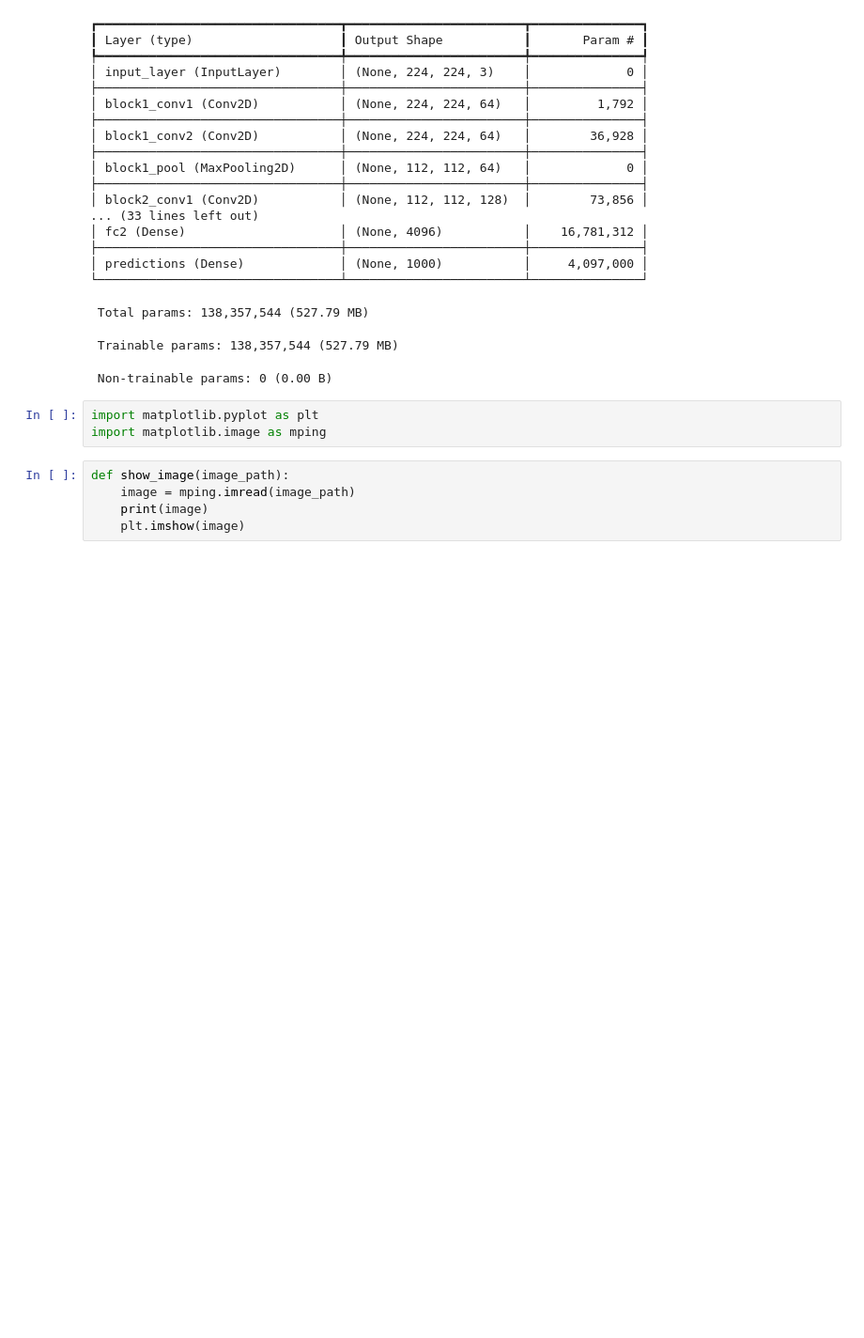
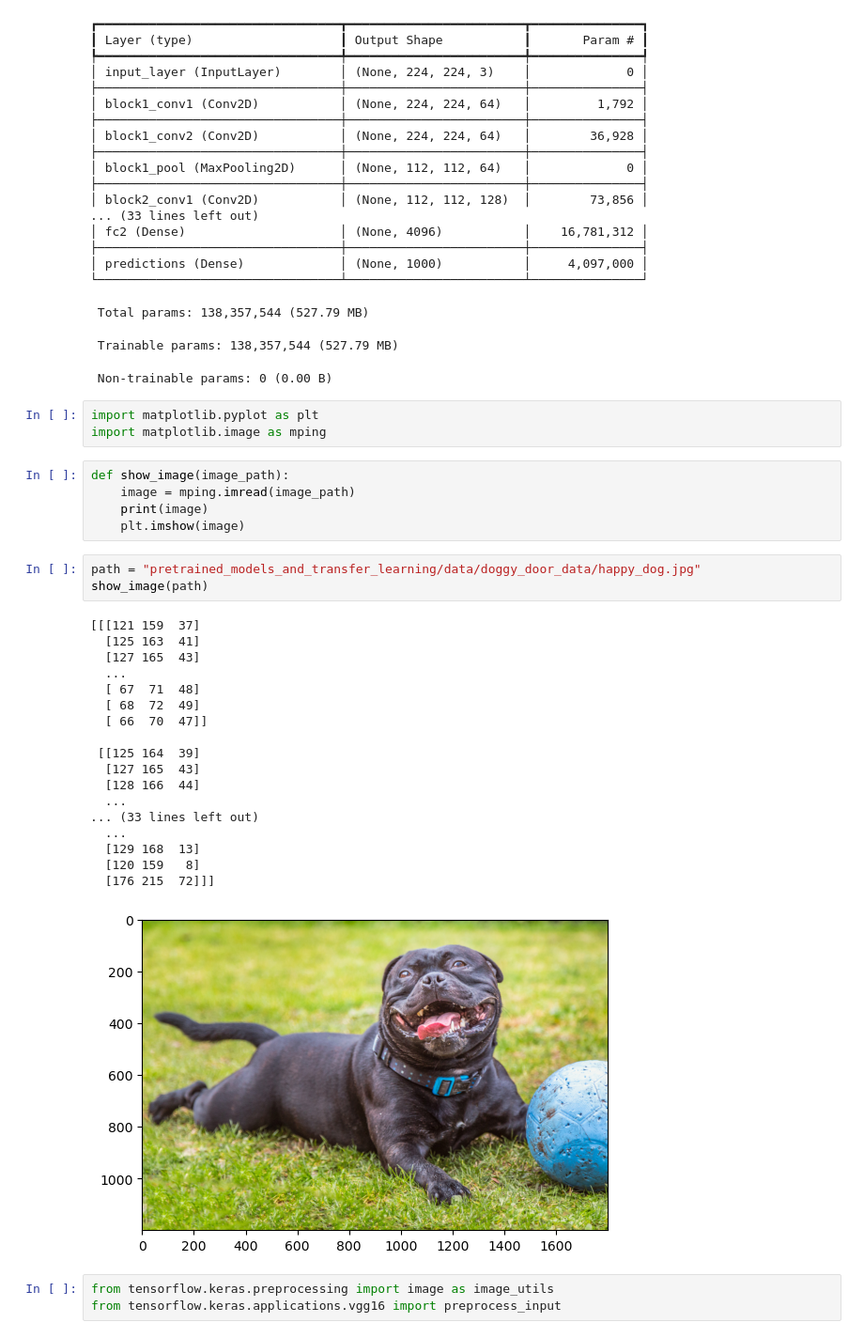
Before and after one commit to Muze1/machine-learning, a Jupyter notebook: arc-course-basic/preloaded-models.ipynb, the cells around one changed output. Shown at 94% size. Cells and saved outputs as stored; diff of their text form; blank space fills up the shorter version.

```diff
--- a/arc-course-basic/preloaded-models.ipynb
+++ b/arc-course-basic/preloaded-models.ipynb
@@ -40,3 +40,28 @@ def show_image(image_path):
     image = mping.imread(image_path)
     print(image)
     plt.imshow(image)
+# %%
+path = "pretrained_models_and_transfer_learning/data/doggy_door_data/happy_dog.jpg"
+show_image(path)
+# %% [output]
+[[[121 159  37]
+  [125 163  41]
+  [127 165  43]
+  ...
+  [ 67  71  48]
+  [ 68  72  49]
+  [ 66  70  47]]
+
+ [[125 164  39]
+  [127 165  43]
+  [128 166  44]
+  ...
+... (33 lines left out)
+  ...
+  [129 168  13]
+  [120 159   8]
+  [176 215  72]]]
+[figure, added]
+# %%
+from tensorflow.keras.preprocessing import image as image_utils
+from tensorflow.keras.applications.vgg16 import preprocess_input
```
Also changed, not shown: parts of 3 cells of this notebook.
